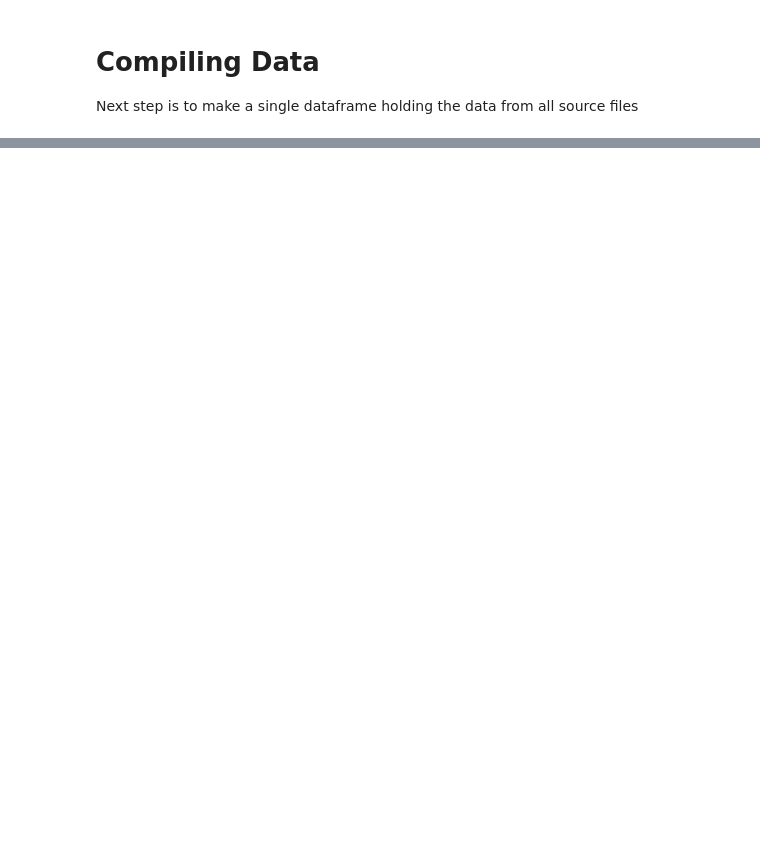
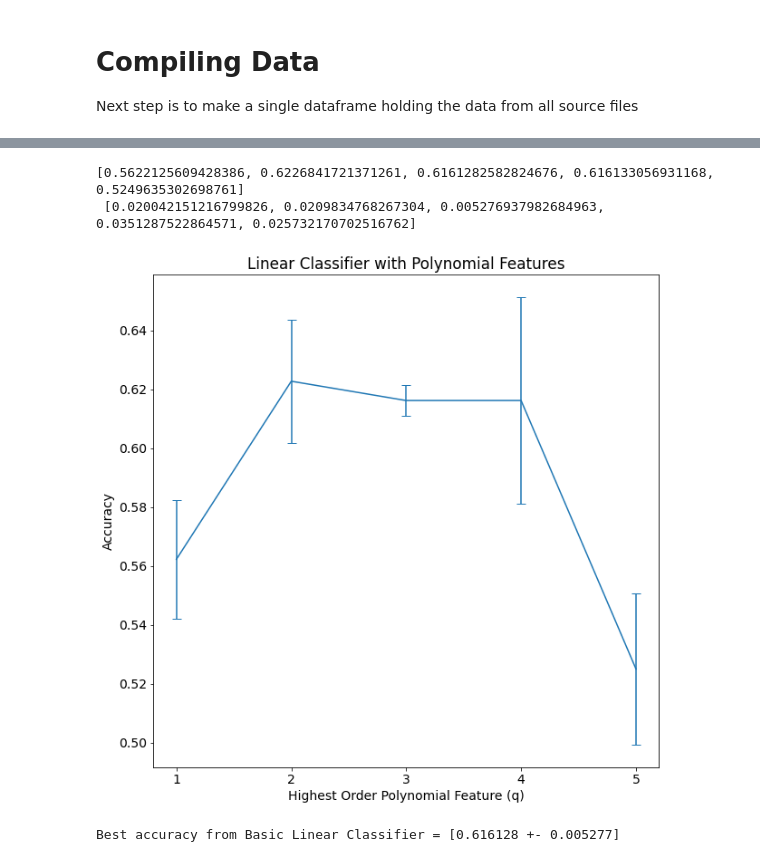
Before and after one commit to AlexSanfilippo/ML-Group-Project-Spotify, a Jupyter notebook: Data_Scripts/BasicModelsV2.0.ipynb, the cells around one changed output, grey strips where cells are left out. Cells and saved outputs as stored; diff of their text form; code cells hidden in the pictures; blank space fills up the shorter version.

Commit message:
Basic Models now includes Linear Classifiers

```diff
--- a/Data_Scripts/BasicModelsV2.0.ipynb
+++ b/Data_Scripts/BasicModelsV2.0.ipynb
@@ -100,0 +107,68 @@ Removing n duplicates =  24
+# %%
+from sklearn.metrics import precision_score, accuracy_score
+
+from sklearn.model_selection import KFold
+n_splits=5
+kf = KFold(n_splits=n_splits, shuffle=True) #important to shuffle for our ordered data
+
+
+from sklearn.preprocessing import PolynomialFeatures
+q_poly = [1,2,3,4,5]
+#Xpoly = PolynomialFeatures(q, include_bias=False).fit_transform(X)
+
+
+#Pipelining output from StandardScaler into input of model
+from sklearn.pipeline import make_pipeline
+from sklearn.preprocessing import StandardScaler #Rescale data
+#pipe = make_pipeline(StandardScaler(), ...model...)
+# %%
+from sklearn.linear_model import RidgeClassifier
+#Imitating Linear Classifier we small alpha
+C0 = 1e6
+
+pipe = make_pipeline(StandardScaler(), \
+        RidgeClassifier(alpha = 1/C0 ))
+
+################################
+
+q_poly = [1,2,3,4,5]
+accuracy=[]
+accuracy_err=[]
+for q in q_poly:
+    Xpoly = PolynomialFeatures(q, include_bias=False).fit_transform(X)
+
+    tmp=[]
+    for train, test in kf.split(Xpoly):
+        #Rescale then fit
+        pipe.fit(Xpoly[train],Y[train])
+
+        #Accuracy
+        tmp.append( pipe.score(Xpoly[test], Y[test]) )
+
+    accuracy.append( np.array(tmp).mean() )
+    accuracy_err.append( np.array(tmp).std() )
+
+
+print(accuracy, "\n", accuracy_err)
+
+plt.errorbar(q_poly, accuracy, yerr=accuracy_err, capsize=5)
+plt.xticks(q_poly)
+plt.xlabel("Highest Order Polynomial Feature (q)")
+plt.ylabel("Accuracy")
+plt.title("Linear Classifier with Polynomial Features")
+
+plt.savefig("../Images/LinearClassifier_NormalParams.png")
+plt.show()
+# %% [output]
+[0.5622125609428386, 0.6226841721371261, 0.6161282582824676, 0.616133056931168, 0.5249635302698761]
+ [0.020042151216799826, 0.0209834768267304, 0.005276937982684963, 0.0351287522864571, 0.025732170702516762]
+[figure, added]
+# %%
+#Best accuracy from q_best, save these results for comparison with Ridge Classifier
+q_best=3
+lin_acc = accuracy[q_best-1]
+lin_acc_err=accuracy_err[q_best-1]
+
+print("Best accuracy from Basic Linear Classifier = [%lf +- %lf]" %(lin_acc, lin_acc_err))
+# %% [output]
+Best accuracy from Basic Linear Classifier = [0.616128 +- 0.005277]
```
Also changed, not shown: parts of 4 cells of this notebook.
